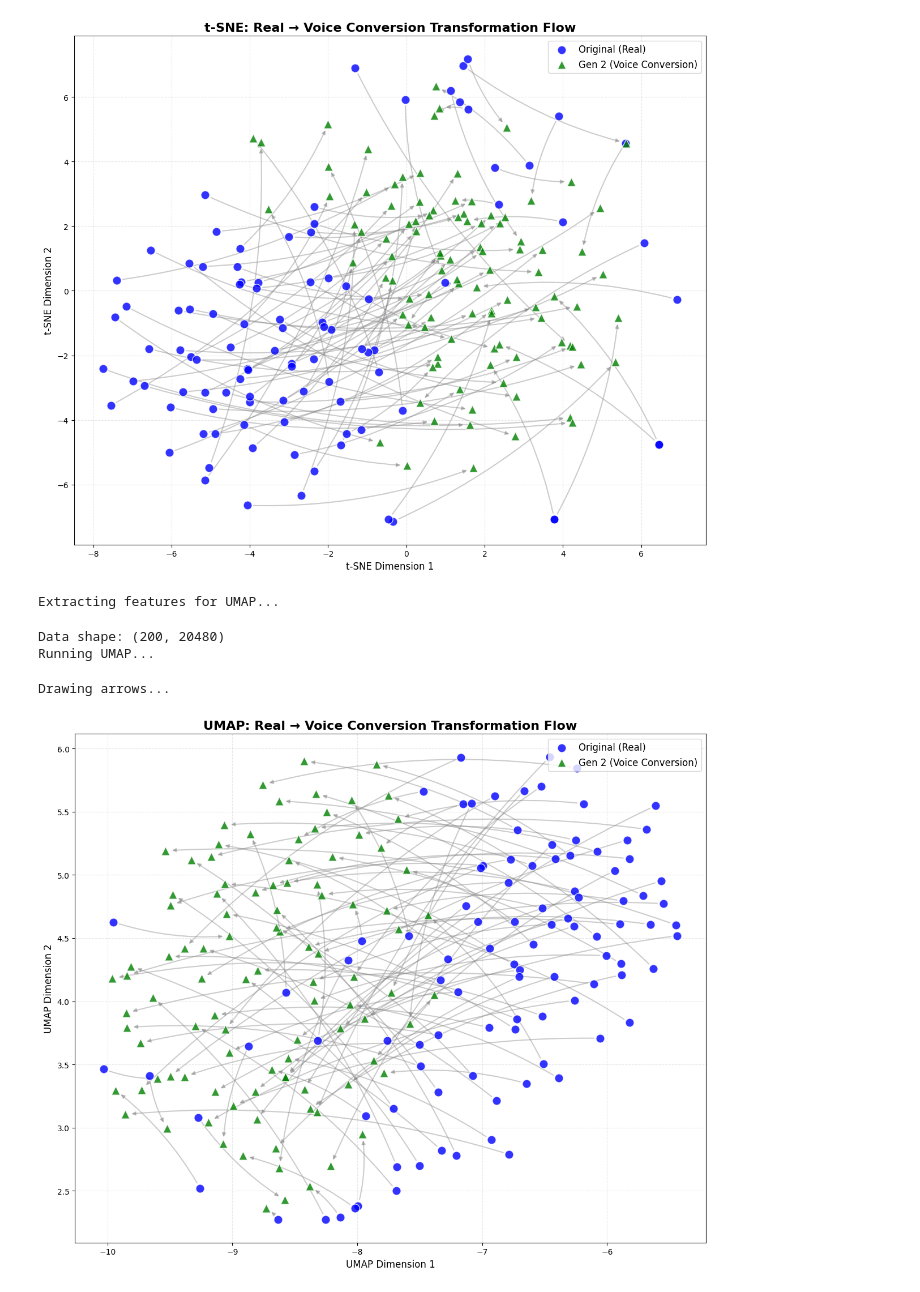
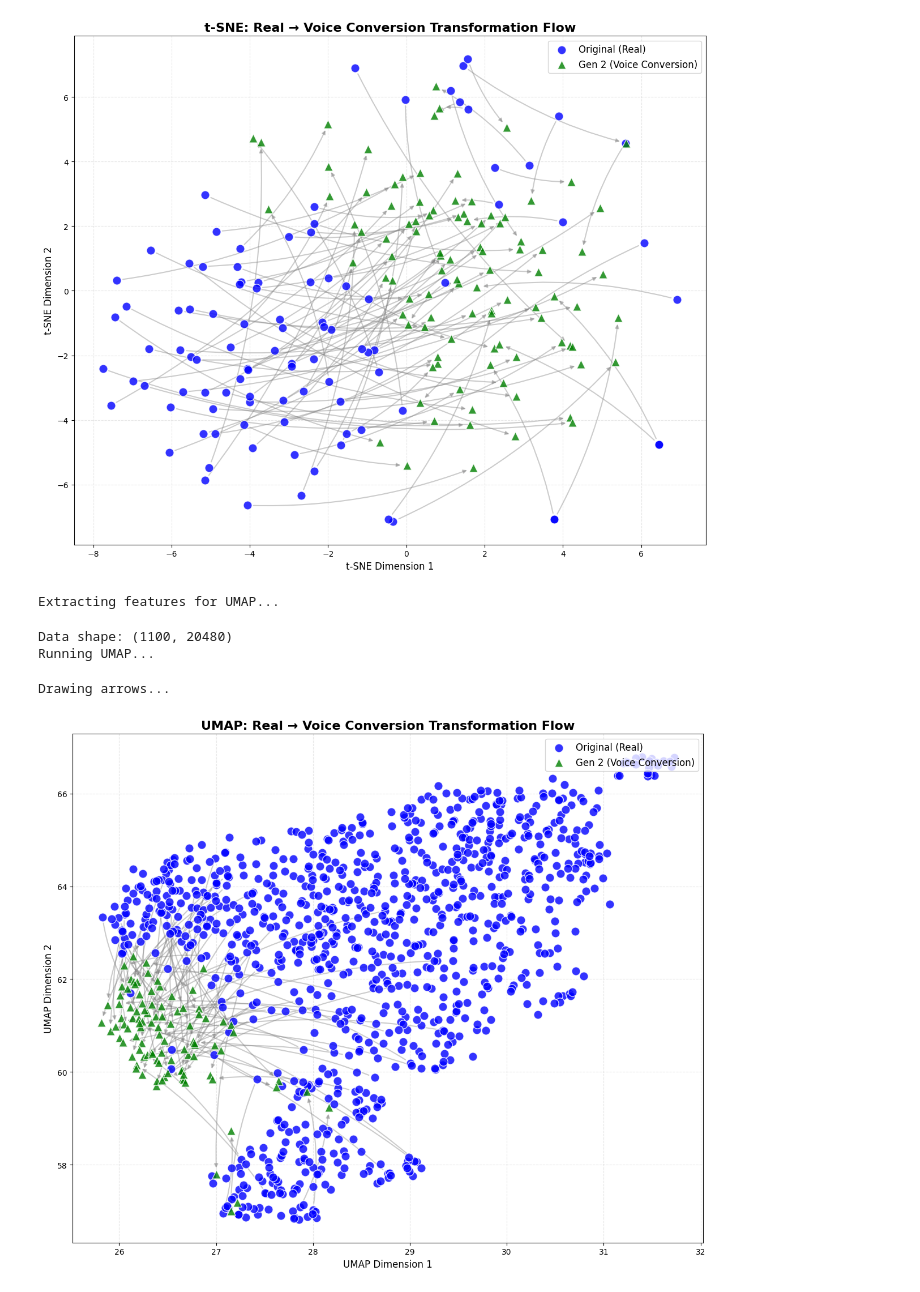
Before and after one commit to KyuDan1/Deepfake-speech, a Jupyter notebook: experiments.ipynb, the cells around one changed output. Cells and saved outputs as stored; diff of their text form; code cells hidden in the pictures.

```diff
--- a/experiments.ipynb
+++ b/experiments.ipynb
@@ -10,7 +10,7 @@ dataframe = build_librispeech_dataframe(
     subset=LIBRISPEECH_SUBSET,
 )
 # %%
-dataframe_10 = dataframe[:100]
+dataframe_10 = dataframe[:1000]
 # %%
 dataframe_10
 # %% [output]
@@ -864,7 +864,7 @@ n_neighbors = min(15, len(X) - 1)
 reducer = umap.UMAP(
     n_neighbors=n_neighbors,
     n_components=2,
-    min_dist=0.1,
+    min_dist=0.3,
     metric='euclidean',
     random_state=42
 )
@@ -897,32 +897,32 @@ for base_name in unique_files:
         end_pos = X_embedded[gen2_indices[0]]
 
         plt.annotate(
             "",
             xy=end_pos,
             xytext=start_pos,
             arrowprops=dict(
                 arrowstyle="-|>",
                 color='gray',
                 alpha=0.4,
                 linewidth=1.5,
                 shrinkA=8, shrinkB=8,
                 connectionstyle="arc3,rad=0.1"
             ),
             zorder=1
         )
 
 # 4-3. 그래프 꾸미기
 plt.title("UMAP: Real → Voice Conversion Transformation Flow", fontsize=16, fontweight='bold')
 plt.xlabel("UMAP Dimension 1", fontsize=12)
 plt.ylabel("UMAP Dimension 2", fontsize=12)
 plt.legend(fontsize=12, loc='upper right')
 plt.grid(True, linestyle='--', alpha=0.3)
 
 plt.tight_layout()
 plt.show()
 # %% [output]
 Extracting features for UMAP...
-Data shape: (200, 20480)
+Data shape: (1100, 20480)
 Running UMAP...
 Drawing arrows...
-[figure, old version]
+[figure, new version]
```
Also changed, not shown: parts of 2 cells of this notebook.
